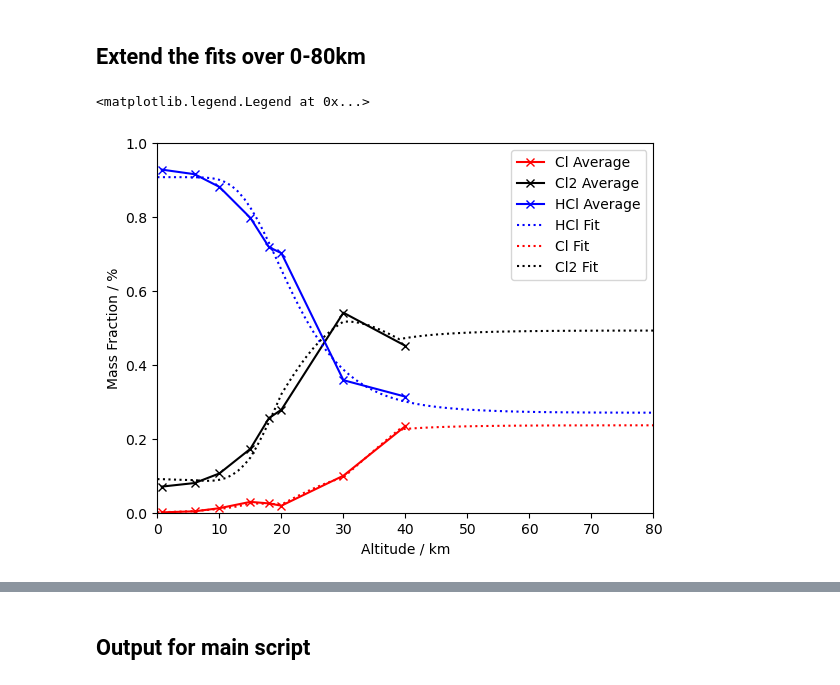
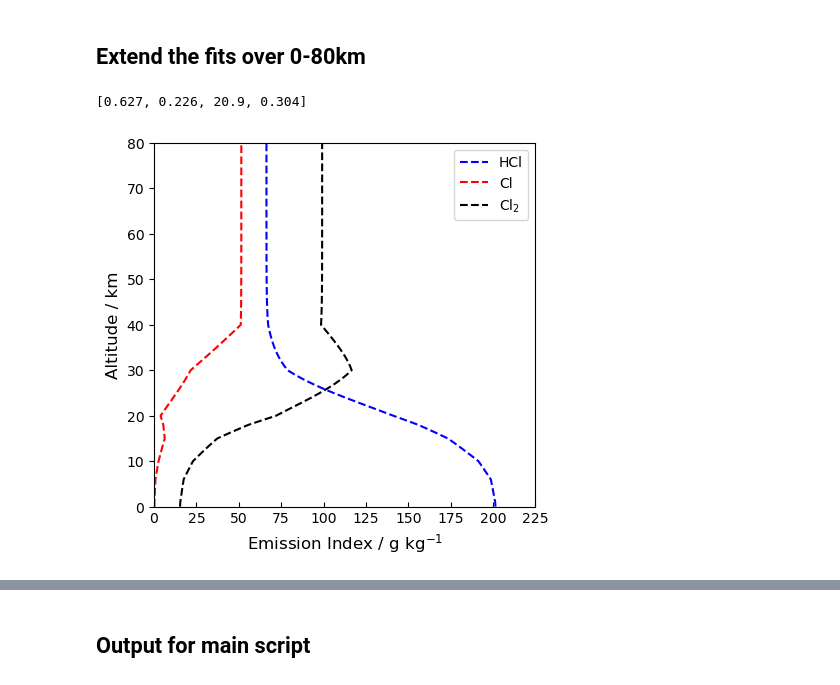
Before and after one commit to cbarker211/Improved_Emission_Profile, a Jupyter notebook: chlorine_partitioning/partition_chlorine.ipynb, the cells around one changed output, grey strips where cells are left out. Drawn from its saved outputs; the diff is of its cells as text; code cells hidden in the pictures.

Commit message:
Updates for paper v5. Updated outputs and cleaned up chlorine partitioning. Updates to main script to properly output emissions.

```diff
--- a/chlorine_partitioning/partition_chlorine.ipynb
+++ b/chlorine_partitioning/partition_chlorine.ipynb
@@ -149,31 +129,46 @@ plt.legend()
 # %% [markdown]
 ## Extend the fits over 0-80km
-# %%
-# Extend the relationship from 0-80 km.
-alt_extended, temp_extended, pressure_extended, delta_extended = print_pressures(np.arange(81,dtype=float))
-mass_frac_extended_cl_cl2 = test(pressure_extended*1e-3, param_hcl[0], param_hcl[1], param_hcl[2], param_hcl[3])
-
-mass_frac_cl = np.interp(alt_extended,alt_lit,mass_frac_cl_average)
-mass_frac_cl2 = np.interp(alt_extended,alt_lit,mass_frac_cl2_average)
-
-for count, altitude in enumerate(alt_extended):
-    if altitude < 40:
-        cl_frac = mass_frac_cl[count] / (mass_frac_cl[count] + mass_frac_cl2[count])
-        cl2_frac = mass_frac_cl2[count] / (mass_frac_cl[count] + mass_frac_cl2[count])
-    mass_frac_cl[count]  = mass_frac_extended_cl_cl2[count] * cl_frac
-    mass_frac_cl2[count] = mass_frac_extended_cl_cl2[count] * cl2_frac
-
-plt.plot(alt_lit,mass_frac_cl_average,'-xr',label="Cl Average")
-plt.plot(alt_lit,mass_frac_cl2_average,'-xk',label="Cl2 Average")
-plt.plot(alt_lit,mass_frac_hcl_average,'-xb',label="HCl Average")
-plt.plot(alt_extended,1-mass_frac_extended_cl_cl2,':b',label="HCl Fit")
-plt.plot(alt_extended,mass_frac_cl,':r',label="Cl Fit")
-plt.plot(alt_extended,mass_frac_cl2,':k',label="Cl2 Fit")
-plt.xlim(0,80)
-plt.ylim(0,1)
-plt.xlabel("Altitude / km")
-plt.ylabel("Mass Fraction / %")
-plt.legend()
-# %% [output]
-<matplotlib.legend.Legend at 0x...>
-[figure, removed]
+# %%
+# Extend the relationship from 0-80 km.
+alt_extended = np.arange(81,dtype=float)
+mass_frac_hcl = test(alt_extended, param_hcl[0], param_hcl[1], param_hcl[2], param_hcl[3])
+mass_frac_cl2 = np.interp(alt_extended,alt_lit,mass_frac_cl2_average)
+mass_frac_cl  = np.interp(alt_extended,alt_lit,mass_frac_cl_average)
+
+# Make sure the mass fractions still total 100% (minor changes).
+for count, alt in enumerate(alt_extended):
+    total_mass_frac = (mass_frac_cl[count] + mass_frac_cl2[count] + mass_frac_hcl[count])
+    mass_frac_cl[count] = mass_frac_cl[count] / total_mass_frac * 1
+    mass_frac_cl2[count] = mass_frac_cl2[count] / total_mass_frac * 1
+    mass_frac_hcl[count] = mass_frac_hcl[count] / total_mass_frac * 1
+
+#param_hcl_updated, _ = curve_fit(test, alt_extended, mass_frac_hcl)
+param_hcl_updated = [0.627, 0.226, 20.9, 0.304]
+print(param_hcl_updated)
+
+mass_frac_cl2_new, mol_hcl, mol_cl, mol_cl2, total_mol = [], [], [] ,[], []
+for count, alt in enumerate(alt_extended):
+    mol_hcl.append(mass_frac_hcl[count] / 35.453)
+    mol_cl2.append(mass_frac_cl2[count] / 35.453)
+    mol_cl.append(mass_frac_cl[count] / 35.453)
+    total_mol.append(mol_hcl[-1] + mol_cl2[-1] + mol_cl[-1])
+
+plt.rcParams.update({'font.size': 12})
+fig, ax = plt.subplots(figsize=(12.5/2.54,12/2.54))
+ax.plot(mass_frac_hcl*217,alt_extended,'--b',label="HCl")
+ax.plot(mass_frac_cl*217, alt_extended,'--r',label="Cl")
+ax.plot(mass_frac_cl2*217,alt_extended,'--k',label="Cl$_2$")
+ax.set_xlim(0,225)
+ax.set_xticks(np.arange(0,250,25))
+ax.set_xticklabels(np.arange(0,250,25),fontsize=10)
+ax.tick_params(axis="x",direction="in")
+ax.set_ylim(0,80)
+ax.set_yticks(np.arange(0,90,10))
+ax.set_yticklabels(np.arange(0,90,10),fontsize=10)
+ax.set_xlabel("Emission Index / g kg$^{-1}$")
+ax.set_ylabel("Altitude / km")
+ax.legend(fontsize=10, loc="upper right")
+plt.savefig("chlorine_ei.png",dpi=200,bbox_inches='tight')
+# %% [output]
+[0.627, 0.226, 20.9, 0.304]
+[figure, added]
```
Also changed, not shown: parts of 8 cells of this notebook, 31 other files.
